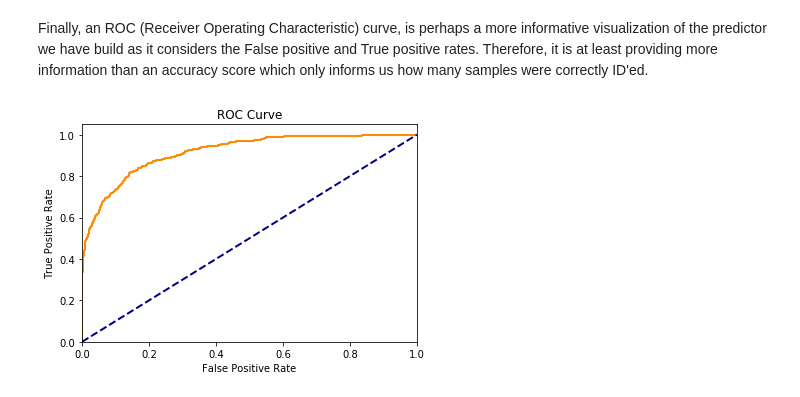
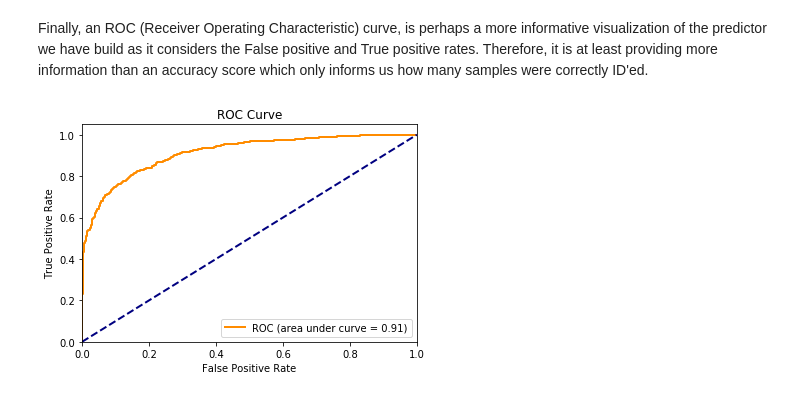
Before and after one commit to tduffy000/author-id, a Jupyter notebook: author_identity.ipynb, the cells around one changed output. Saved outputs shown, nothing was run; the diff lists cells and outputs as text; code cells hidden in the pictures.

```diff
--- a/author_identity.ipynb
+++ b/author_identity.ipynb
@@ -23,7 +24,7 @@ author_dict = {'As You Like It': 'Shakespeare', 'The Comedy of Errors':'Shakespe
                'The Alchemist':'Jonson', 'Bartholomew Fair':'Jonson'}
 author_map = {'Jonson' : 0, 'Shakespeare' : 1}
 # %%
-def prepare_text(url_dict, line_size = 12):
+def prepare_text(url_dict, line_size = 12, lines_as_obs = 1):
     data_dict = {'play' : [], 'raw_text' : [], 'author' : []}
     tokenizer = nltk.tokenize.RegexpTokenizer('\w+')
     texts, plays = [], []
@@ -32,9 +33,10 @@ def prepare_text(url_dict, line_size = 12):
         r.encoding = 'utf-8'
         html = r.text[55000:-20000]  # make sure to remove header & footer w/ licenses & other non-text stuff
         lines = re.split('\n\r|\r\n', html)
-        for i in range(len(lines)):
+        for i in range(0, len(lines), lines_as_obs):
             if len(lines[i]) > line_size:  # remove shorter lines (likely names or stage directions)
-                line_tokenized = tokenizer.tokenize(lines[i].lower())
+                melted_line = ' '.join(w for w in lines[i:i+lines_as_obs])  # add multiple lines if defined
+                line_tokenized = tokenizer.tokenize(melted_line.lower())
                 data_dict['raw_text'].append(' '.join(w for w in line_tokenized))
                 data_dict['play'].append(title)
                 data_dict['author'].append(author_dict[title])
@@ -92,0 +108,12 @@ lr.score(X_train, y_train)
+# %%
+# one-line model
+X_train_one, X_test_one, y_train_one, y_test_one = train_test_split(df['raw_text'], df['label'], test_size = TEST_SIZE)
+X_train_one, X_test_one = vectorizer.transform(X_train_one), vectorizer.transform(X_test_one)
+
+# insert use of cross-validation
+
+lr_one = LogisticRegression(solver = 'lbfgs')
+lr_one.fit(X_train_one, y_train_one)
+# what's the accuracy on our training data?
+score = lr_one.score(X_train_one, y_train_one)
+print("Testing accuracy of single line model: {}".format(round(score,6)))
@@ -127,21 +183,22 @@ Finally, an ROC (Receiver Operating Characteristic) curve, is perhaps a more inf
 # %%
 import matplotlib
 import matplotlib.pyplot as plt
 from sklearn.metrics import roc_curve, auc
 
-y_score = lr.decision_function(X_test)
-fpr, tpr, thresholds = roc_curve(y_test, y_score)
+y_score = lr_one.decision_function(X_test_one)
+fpr, tpr, thresholds = roc_curve(y_test_one, y_score)
 roc_auc = auc(fpr, tpr)
 
 plt.figure()
 lw = 2
-plt.plot(fpr, tpr, color='darkorange',
-         lw=lw, label='ROC curve (area = %0.2f)' % roc_auc)
-plt.plot([0, 1], [0, 1], color='navy', lw=lw, linestyle='--')
+plt.plot(fpr, tpr, color = 'darkorange',
+         lw = lw, label = 'ROC (area under curve = %0.2f)' % roc_auc)
+plt.plot([0, 1], [0, 1], color = 'navy', lw = lw, linestyle = '--')
 plt.xlim([0.0, 1.0])
 plt.ylim([0.0, 1.05])
 plt.xlabel('False Positive Rate')
 plt.ylabel('True Positive Rate')
+plt.legend(loc = 'lower right')
 _ = plt.title('ROC Curve')
 # %% [output]
-[figure, old version]
+[figure, new version]
```
Also changed, not shown: parts of 14 cells of this notebook.
